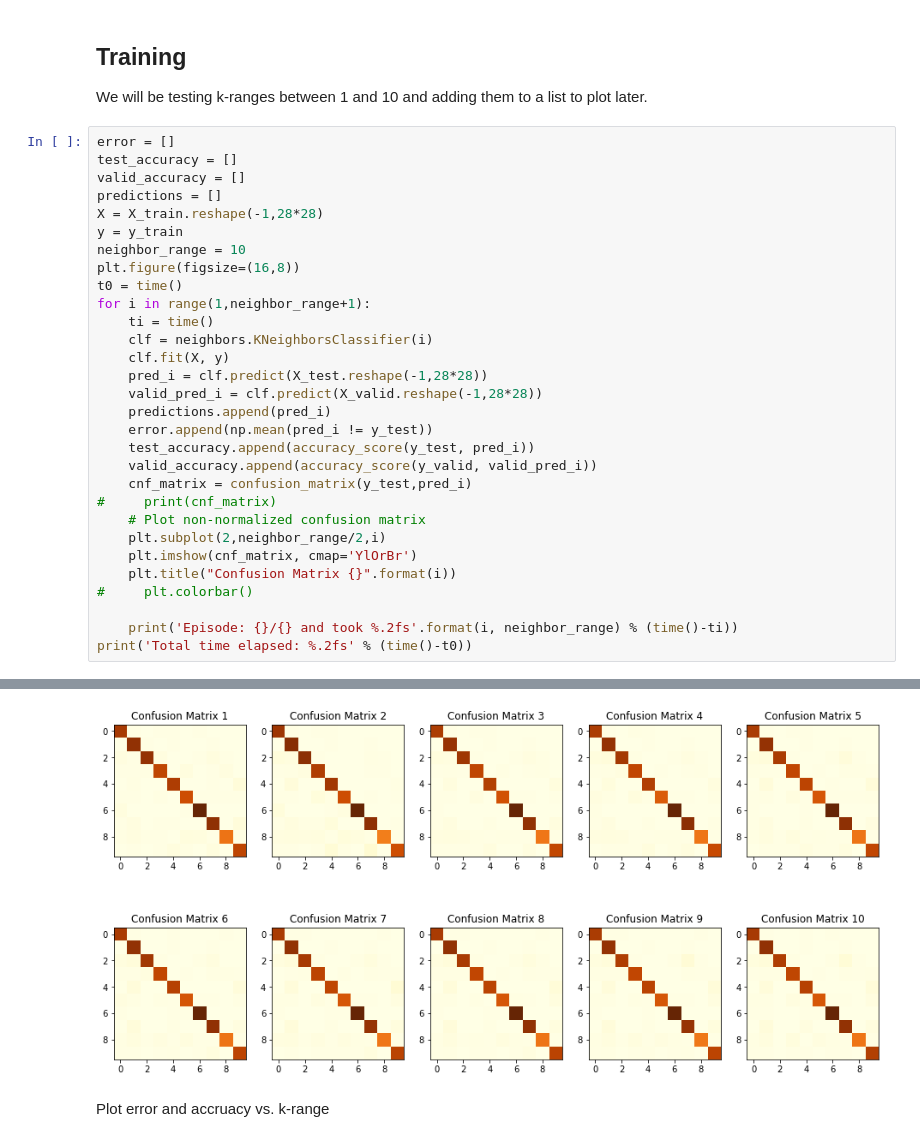
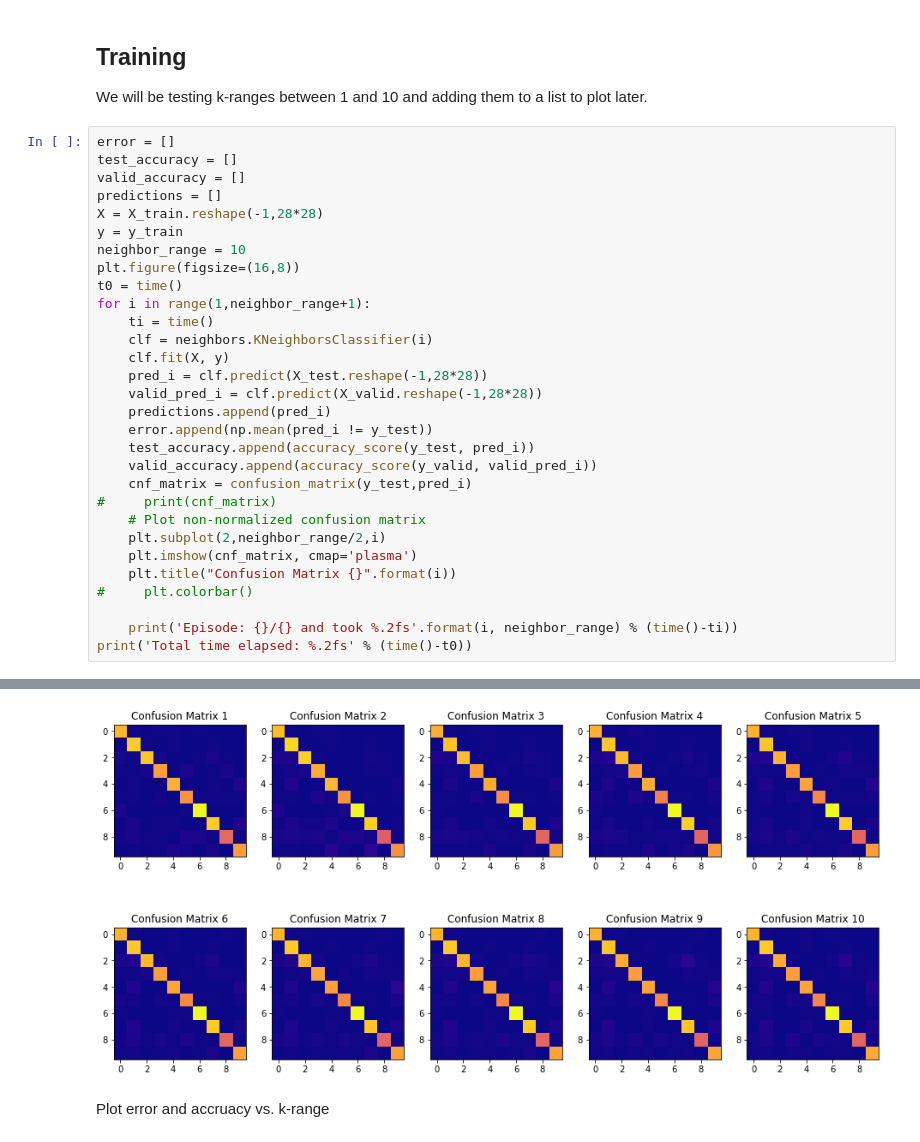
Before and after one commit to diggerdata/MNIST_TSN, a Jupyter notebook: k-Nearest Neighbors.ipynb, the cells around one changed output, grey strips where cells are left out. Drawn from its saved outputs; the diff is of its cells as text.

```diff
--- a/k-Nearest Neighbors.ipynb
+++ b/k-Nearest Neighbors.ipynb
@@ -82,7 +82,7 @@ for i in range(1,neighbor_range+1):
 #     print(cnf_matrix)
     # Plot non-normalized confusion matrix
     plt.subplot(2,neighbor_range/2,i)
-    plt.imshow(cnf_matrix, cmap='YlOrBr')
+    plt.imshow(cnf_matrix, cmap='plasma')
     plt.title("Confusion Matrix {}".format(i))
 #     plt.colorbar()
 
@@ -103,4 +103,4 @@ Total time elapsed: 143.91s
-[figure, old version]
+[figure, new version]
 # %% [markdown]
 Plot error and accruacy vs. k-range
 # %% [markdown]
```
Also changed, not shown: parts of 1 cell of this notebook, 1 other file.
